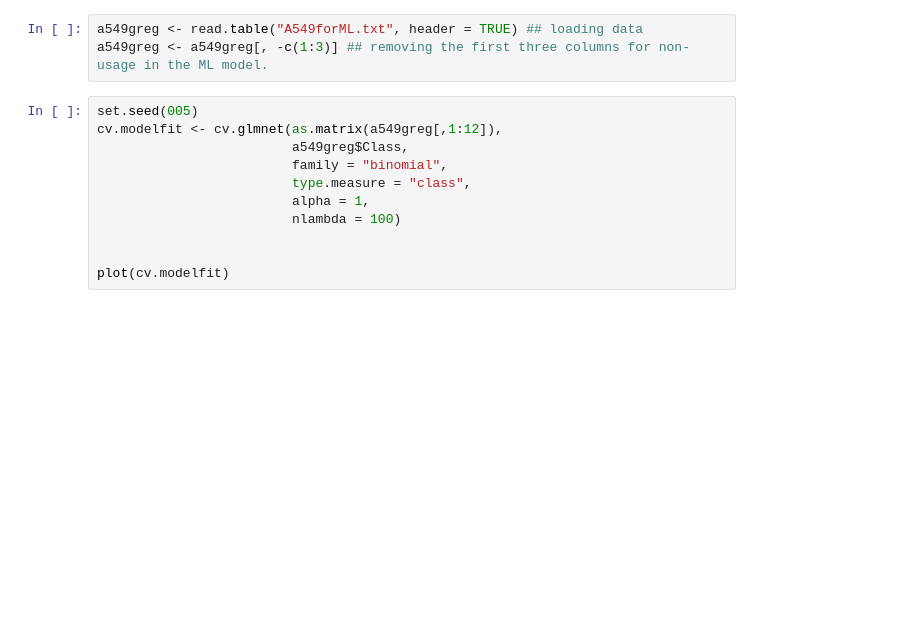
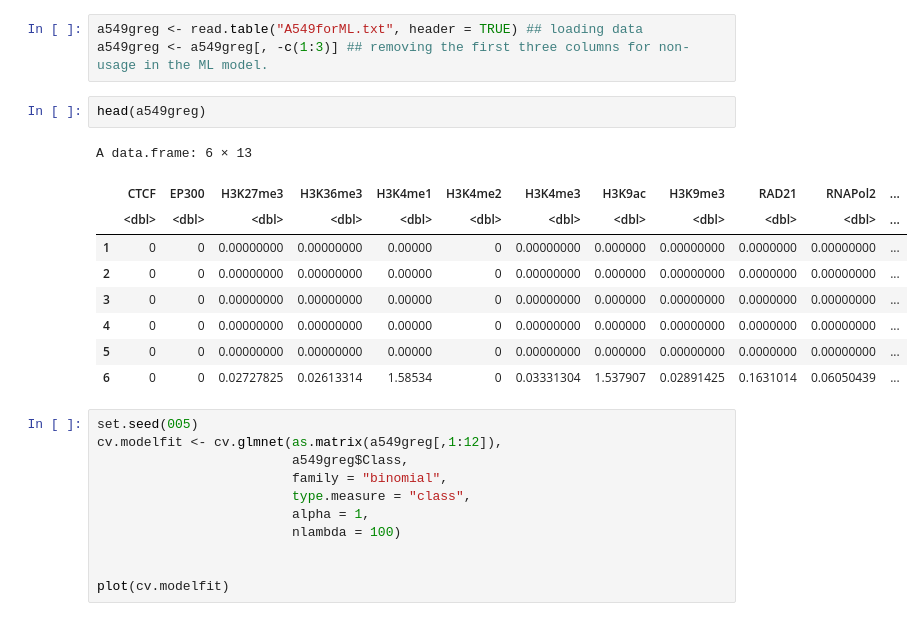
Before and after one commit to shauryajauhari/transcriptionFactoriesGREG, a Jupyter notebook: MachineLearning/LogisticRegressionA549GREG.ipynb, the cells around one changed output. Cells and saved outputs as stored; diff of their text form; blank space fills up the shorter version.

```diff
--- a/MachineLearning/LogisticRegressionA549GREG_30_70_Split.ipynb
+++ b/MachineLearning/LogisticRegressionA549GREG.ipynb
@@ -29,6 +30,18 @@ Loaded glmnet 4.0-2
 # %%
 a549greg <- read.table("A549forML.txt", header = TRUE) ## loading data
 a549greg <- a549greg[, -c(1:3)] ## removing the first three columns for non-usage in the ML model.
+# %%
+head(a549greg)
+# %% [output]
+A data.frame: 6 × 13
+|  | CTCF | EP300 | H3K27me3 | H3K36me3 | H3K4me1 | H3K4me2 | H3K4me3 | H3K9ac | H3K9me3 | RAD21 | RNAPol2 | ... |
+|  | <dbl> | <dbl> | <dbl> | <dbl> | <dbl> | <dbl> | <dbl> | <dbl> | <dbl> | <dbl> | <dbl> | ... |
+| 1 | 0 | 0 | 0.00000000 | 0.00000000 | 0.00000 | 0 | 0.00000000 | 0.000000 | 0.00000000 | 0.0000000 | 0.00000000 | ... |
+| 2 | 0 | 0 | 0.00000000 | 0.00000000 | 0.00000 | 0 | 0.00000000 | 0.000000 | 0.00000000 | 0.0000000 | 0.00000000 | ... |
+| 3 | 0 | 0 | 0.00000000 | 0.00000000 | 0.00000 | 0 | 0.00000000 | 0.000000 | 0.00000000 | 0.0000000 | 0.00000000 | ... |
+| 4 | 0 | 0 | 0.00000000 | 0.00000000 | 0.00000 | 0 | 0.00000000 | 0.000000 | 0.00000000 | 0.0000000 | 0.00000000 | ... |
+| 5 | 0 | 0 | 0.00000000 | 0.00000000 | 0.00000 | 0 | 0.00000000 | 0.000000 | 0.00000000 | 0.0000000 | 0.00000000 | ... |
+| 6 | 0 | 0 | 0.02727825 | 0.02613314 | 1.58534 | 0 | 0.03331304 | 1.537907 | 0.02891425 | 0.1631014 | 0.06050439 | ... |
 # %%
 set.seed(005)
 cv.modelfit <- cv.glmnet(as.matrix(a549greg[,1:12]),
```
Also changed, not shown: parts of 5 cells of this notebook.
